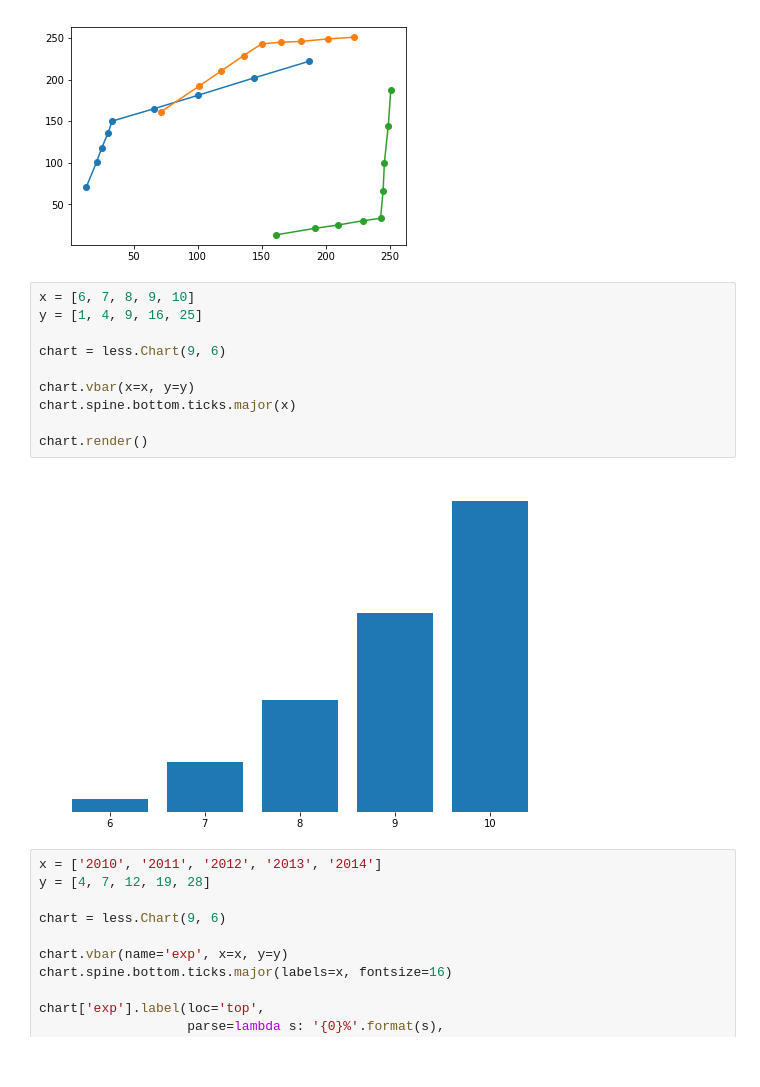
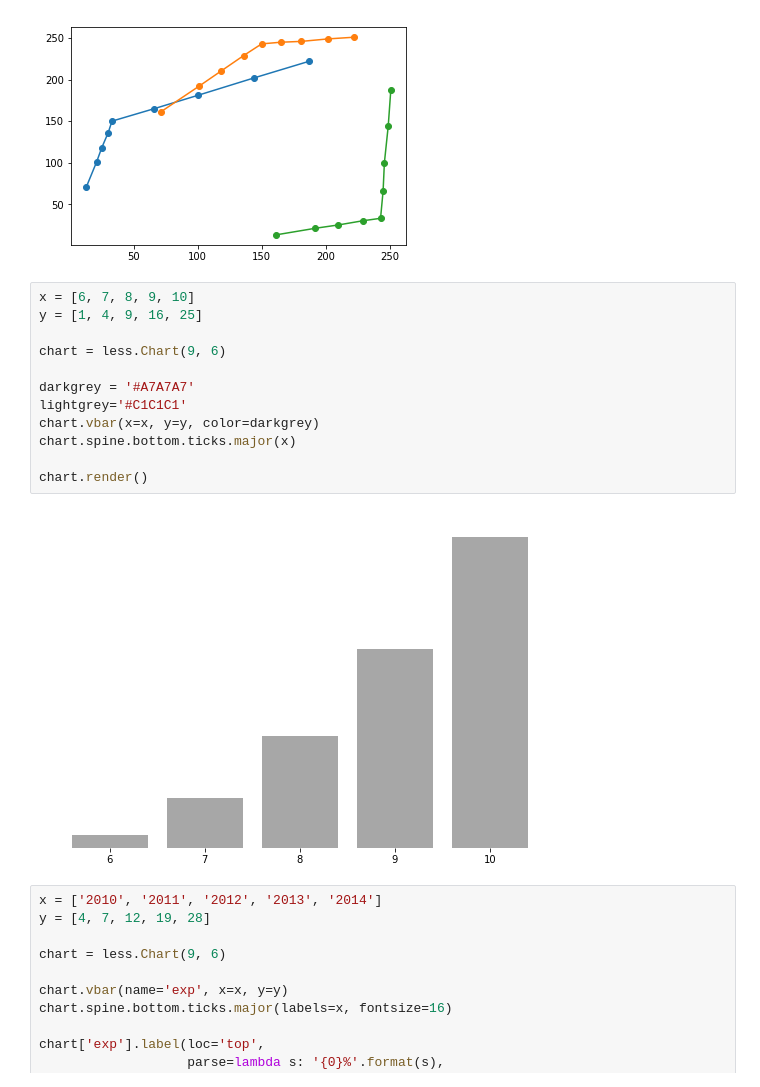
Before and after one commit to coreygirard/less, a Jupyter notebook: demo.ipynb, the cells around one changed output. Saved outputs shown, nothing was run; the diff lists cells and outputs as text.

```diff
--- a/demo.ipynb
+++ b/demo.ipynb
@@ -114,15 +114,17 @@ plt.show()
 # %%
 x = [6, 7, 8, 9, 10]
 y = [1, 4, 9, 16, 25]
 
 chart = less.Chart(9, 6)
 
-chart.vbar(x=x, y=y)
+darkgrey = '#A7A7A7'
+lightgrey='#C1C1C1'
+chart.vbar(x=x, y=y, color=darkgrey)
 chart.spine.bottom.ticks.major(x)
 
 chart.render()
 # %% [output]
-[figure, old version]
+[figure, new version]
 # %%
 x = ['2010', '2011', '2012', '2013', '2014']
 y = [4, 7, 12, 19, 28]
```
Also changed, not shown: parts of 1 cell of this notebook, 2 other files.
